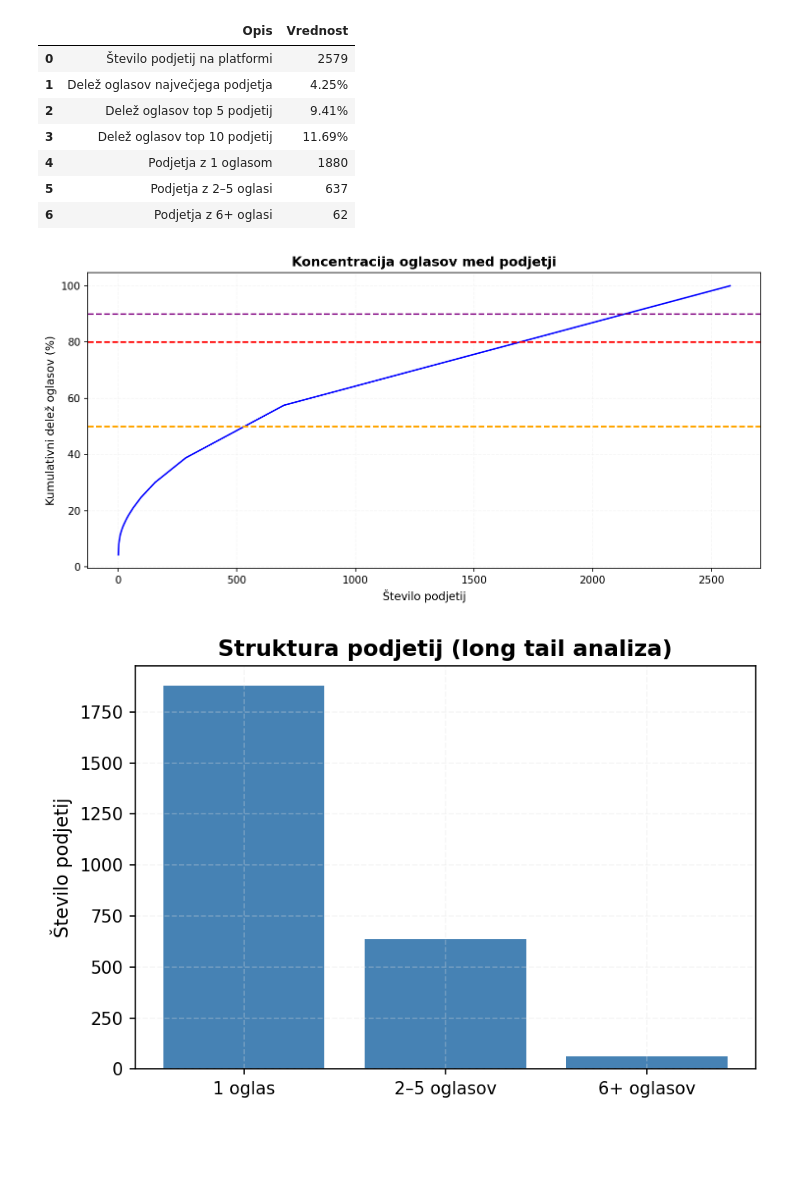
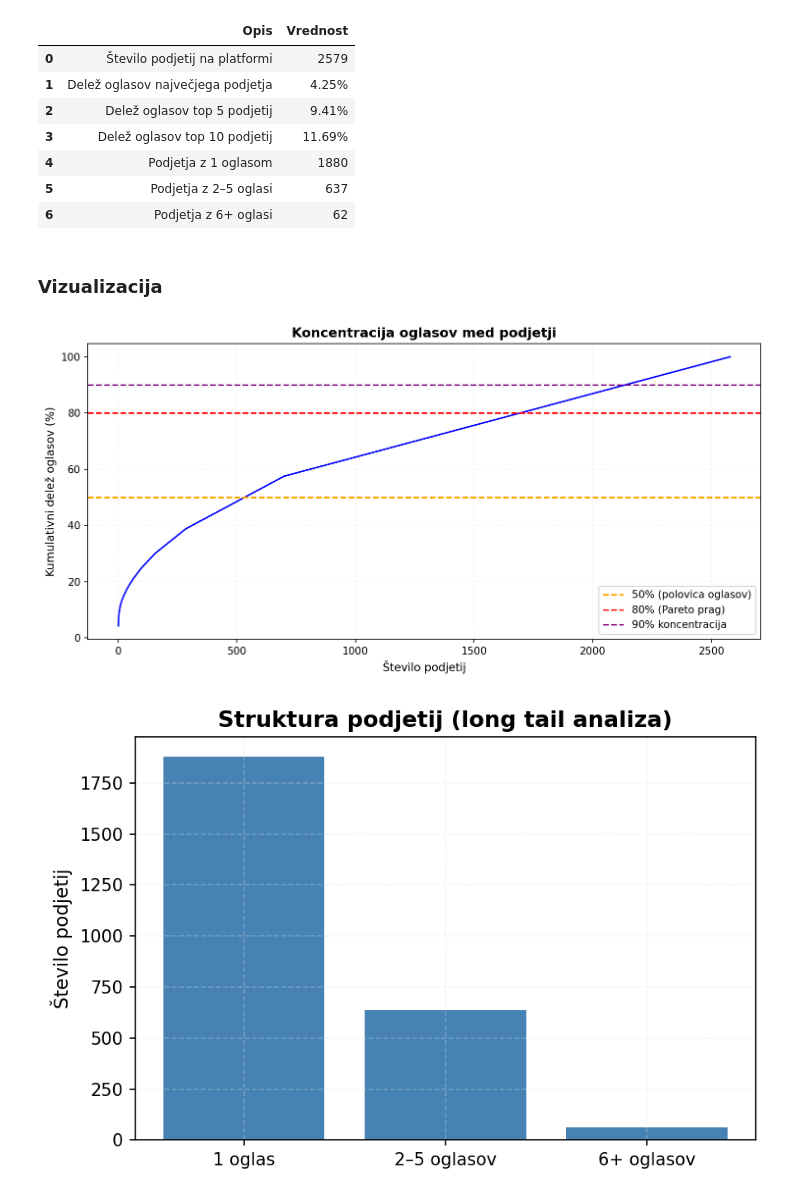
Before and after one commit to svenko99/PR2608, a Jupyter notebook: src/notebook/rezultati.ipynb, the cells around one changed output. Saved outputs shown, nothing was run; the diff lists cells and outputs as text; code cells hidden in the pictures; blank space fills up the shorter version.

```diff
--- a/src/notebook/rezultati.ipynb
+++ b/src/notebook/rezultati.ipynb
@@ -1190,26 +1224,29 @@ display(summary)
 | 4 | Podjetja z 1 oglasom | 1880 |
 | 5 | Podjetja z 2–5 oglasi | 637 |
 | 6 | Podjetja z 6+ oglasi | 62 |
+# %% [markdown]
+### Vizualizacija
 # %%
 sorted_counts = company_counts.sort_values(ascending=False)
 cum_share = sorted_counts.cumsum() / sorted_counts.sum() * 100
 
 fig, ax = plt.subplots(figsize=(10, 5))
 
 ax.plot(range(1, len(cum_share) + 1), cum_share.values, color="blue")
 
 ax.set_title("Koncentracija oglasov med podjetji")
 ax.set_xlabel("Število podjetij")
 ax.set_ylabel("Kumulativni delež oglasov (%)")
 
-ax.axhline(50, color="orange", linestyle="--")
-ax.axhline(80, color="red", linestyle="--")
-ax.axhline(90, color="purple", linestyle="--")
+ax.axhline(50, color="orange", linestyle="--", label="50% (polovica oglasov)")
+ax.axhline(80, color="red", linestyle="--", label="80% (Pareto prag)")
+ax.axhline(90, color="purple", linestyle="--", label="90% koncentracija")
+ax.legend()
 
 plt.tight_layout()
 plt.show()
 # %% [output]
-[figure, old version]
+[figure, new version]
 # %%
 fig, ax = plt.subplots(figsize=(6, 4))
 
```
Also changed, not shown: parts of 15 cells of this notebook.
